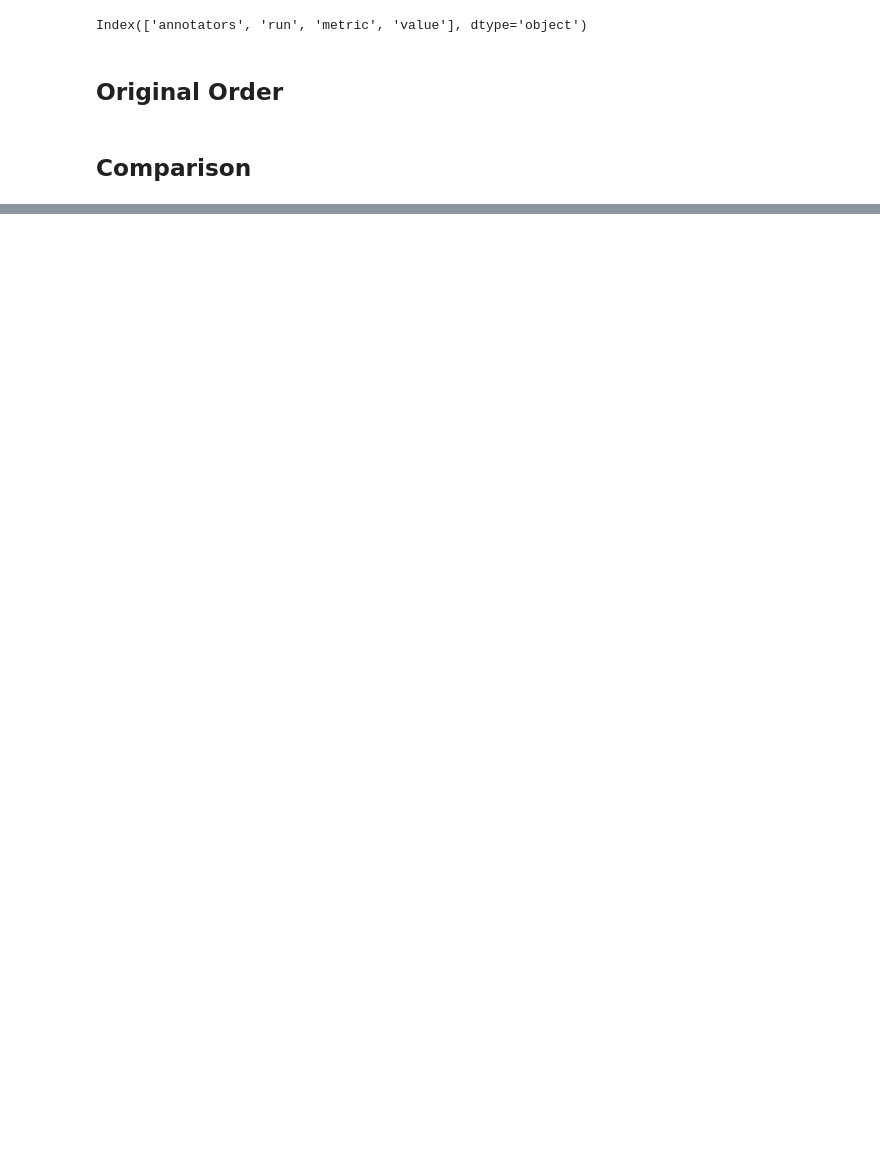
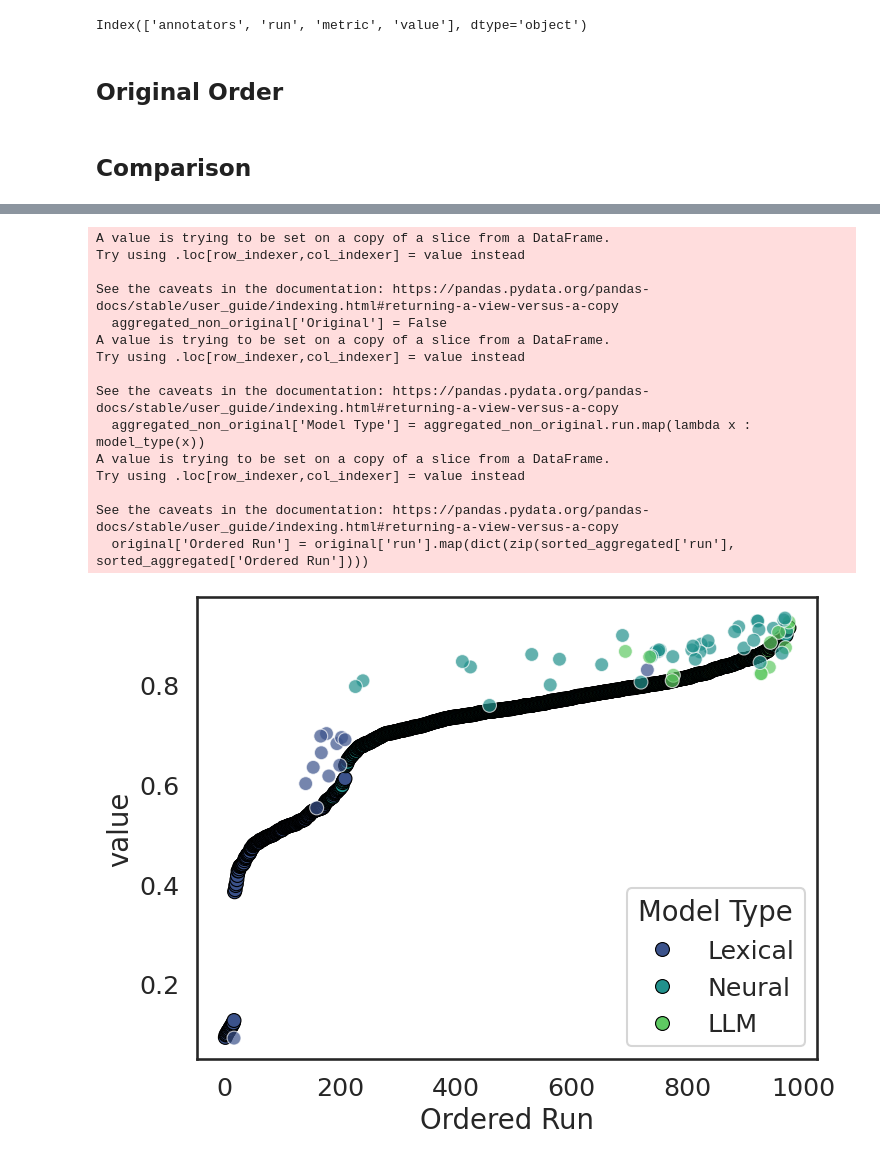
Before and after one commit to Parry-Parry/sigir25-annotation, a Jupyter notebook: analysis/main/system_order.ipynb, the cells around one changed output, grey strips where cells are left out. Saved outputs shown, nothing was run; the diff lists cells and outputs as text; code cells hidden in the pictures; blank space fills up the shorter version.

```diff
--- a/analysis/main/system_order.ipynb
+++ b/analysis/main/system_order.ipynb
@@ -359,0 +335,2 @@ rbo_values
+# %%
+combined = pd.concat([out, original_performance])[['annotators', 'run', 'metric', 'value']]
@@ -359,0 +353,13 @@ rbo_values
+# %%
+def model_type(name):
+    if "gpt" in name or "zephyr" in name: return "LLM"
+    elif "srchvrs" in name: return "Lexical"
+    elif "bm25exp_marcomb" in name: return "Neural"
+    elif "bm25_marcomb" in name: return "Neural"
+    elif "dct_qp_bm25e" in name: return "Neural"
+    elif "dct_tp_bm25e" in name: return "Neural"
+    elif "bm25" in name: return "Lexical"
+    elif "baseline" in name: return "Lexical"
+    else: return "Neural"
+# %%
+combined["Model Type"] = combined.run.map(lambda x : model_type(x))
@@ -359,0 +382,2 @@ rbo_values
+# %%
+combined['Original'] = combined['annotators'].map(lambda x : len(x) < 2)
@@ -359,0 +400,51 @@ rbo_values
+# %%
+METRIC = 'RR(rel=2)@10'  # You can dynamically change this to any metric column name
+data=combined.copy()
+data = data[data['metric']==METRIC]
+
+# Step 1: Aggregate the non-original runs by the specified metric (e.g., mean)
+
+aggregated_non_original = data[data['Original'] == False]
+aggregated_non_original['Original'] = False
+aggregated_non_original['Model Type'] = aggregated_non_original.run.map(lambda x : model_type(x))
+
+# Step 2: Sort non-original aggregated data by the metric and assign ordered run
+sorted_aggregated = aggregated_non_original.sort_values(by='value').reset_index(drop=True)
+sorted_aggregated['Ordered Run'] = range(1, len(sorted_aggregated) + 1)
+
+# Step 3: Assign ordered run for the original runs, without merging
+original = data[data['Original'] == True]
+original['Ordered Run'] = original['run'].map(dict(zip(sorted_aggregated['run'], sorted_aggregated['Ordered Run'])))
+# Step 4: Plot both non-original and original runs
+
+plt.figure(figsize=(8,6))
+
+# Plot aggregated non-original models first
+sns.scatterplot(data=sorted_aggregated,
+                x='Ordered Run', y='value', hue='Model Type',
+                palette='viridis', s=100, edgecolor='black')
+
+# Plot original models with transparency
+sns.scatterplot(data=original,
+                x='Ordered Run', y='value', hue='Model Type', hue_order=['Lexical', 'Neural', 'LLM'],
+                palette='viridis', s=100, alpha=0.7, legend=False)
+
+# Show plot
+plt.show()
+# %% [output]
+A value is trying to be set on a copy of a slice from a DataFrame.
+Try using .loc[row_indexer,col_indexer] = value instead
+
+See the caveats in the documentation: https://pandas.pydata.org/pandas-docs/stable/user_guide/indexing.html#returning-a-view-versus-a-copy
+  aggregated_non_original['Original'] = False
+A value is trying to be set on a copy of a slice from a DataFrame.
+Try using .loc[row_indexer,col_indexer] = value instead
+
+See the caveats in the documentation: https://pandas.pydata.org/pandas-docs/stable/user_guide/indexing.html#returning-a-view-versus-a-copy
+  aggregated_non_original['Model Type'] = aggregated_non_original.run.map(lambda x : model_type(x))
+A value is trying to be set on a copy of a slice from a DataFrame.
+Try using .loc[row_indexer,col_indexer] = value instead
+
+See the caveats in the documentation: https://pandas.pydata.org/pandas-docs/stable/user_guide/indexing.html#returning-a-view-versus-a-copy
+  original['Ordered Run'] = original['run'].map(dict(zip(sorted_aggregated['run'], sorted_aggregated['Ordered Run'])))
+[figure, added]
```
Also changed, not shown: parts of 31 cells of this notebook, 20 other files.
